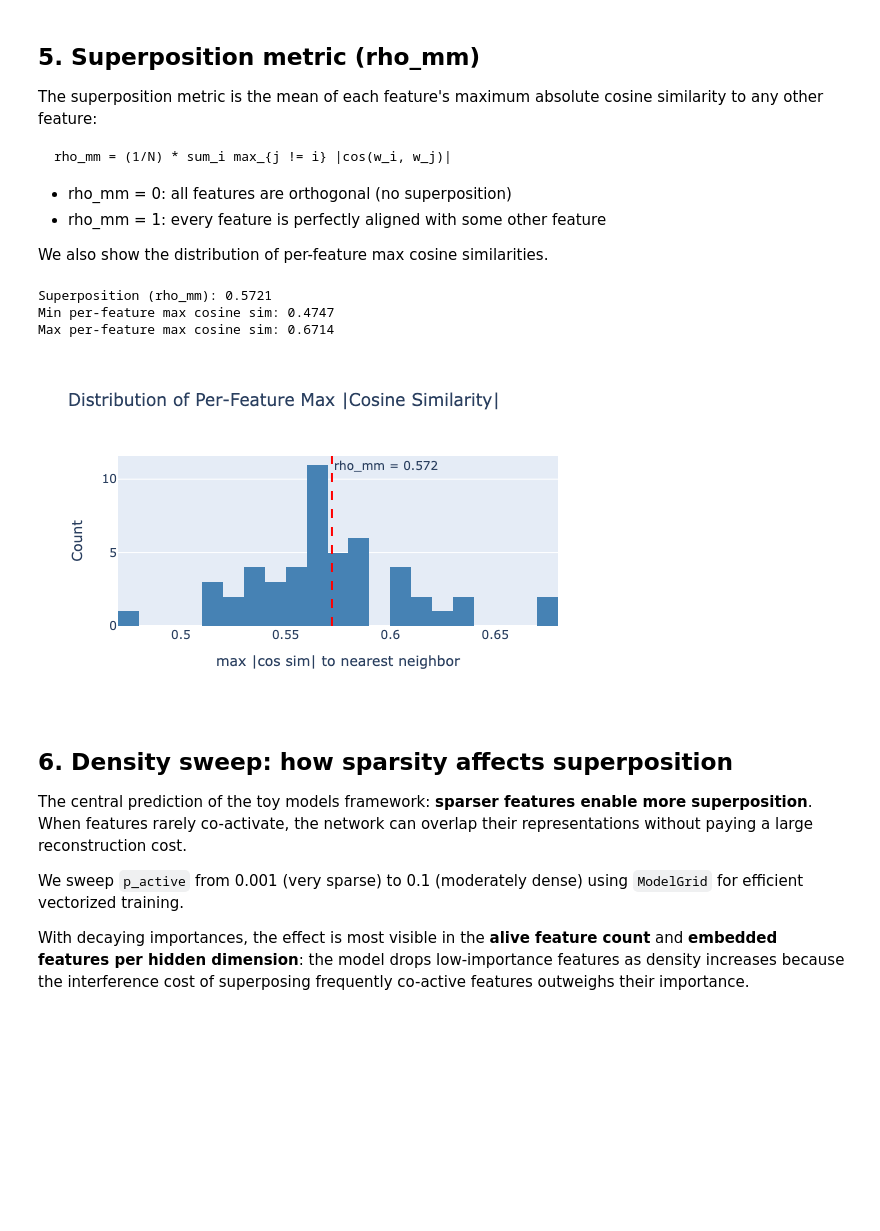
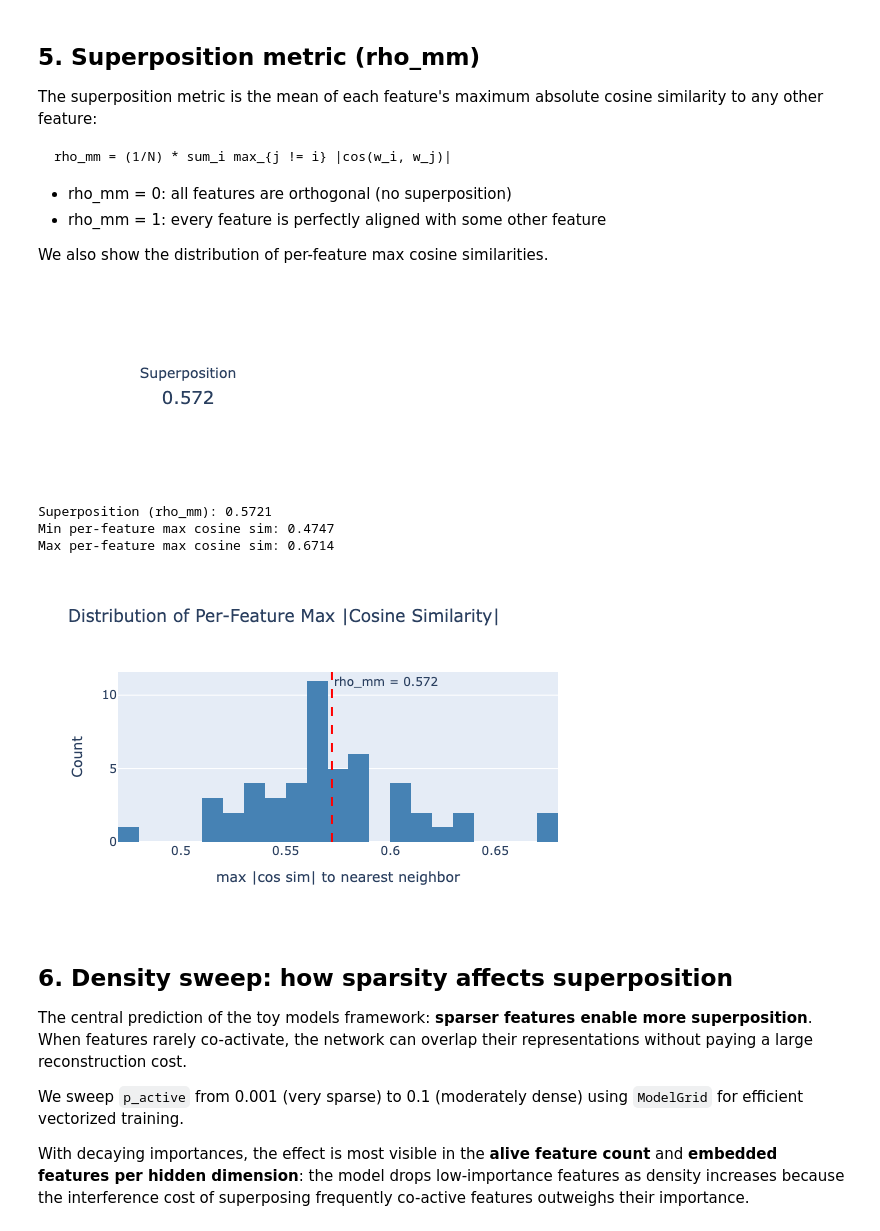
Before and after one commit to OliverSieweke/occhio, a Jupyter notebook: examples/superposition_geometry.ipynb, the cells around one changed output. Saved outputs shown, nothing was run; the diff lists cells and outputs as text; code cells hidden in the pictures; blank space fills up the shorter version.

```diff
--- a/examples/superposition_geometry.ipynb
+++ b/examples/superposition_geometry.ipynb
@@ -207,44 +200,50 @@ absolute cosine similarity to any other feature:
 
 We also show the distribution of per-feature max cosine similarities.
 # %%
-# Per-feature max cosine similarity
+# Native gauge for the superposition metric
+fig = SuperpositionIndicatorPlot()(model, height=200, width=300)
+fig.show()
+
+# Per-feature max cosine similarity (no native equivalent)
+cos_sim = model.cosine_similarity_matrix.cpu().numpy()
 cos_abs = np.abs(cos_sim)
 np.fill_diagonal(cos_abs, 0.0)
 max_cos_per_feature = cos_abs.max(axis=1)
 
 rho_mm = model.superposition.item()
 print(f"Superposition (rho_mm): {rho_mm:.4f}")
 print(f"Min per-feature max cosine sim: {max_cos_per_feature.min():.4f}")
 print(f"Max per-feature max cosine sim: {max_cos_per_feature.max():.4f}")
 
 fig = go.Figure()
 fig.add_trace(
     go.Histogram(
         x=max_cos_per_feature,
         nbinsx=20,
         marker_color="steelblue",
     )
 )
 fig.add_vline(
     x=rho_mm,
     line_dash="dash",
     line_color="red",
     annotation_text=f"rho_mm = {rho_mm:.3f}",
     annotation_position="top right",
 )
 fig.update_layout(
     title="Distribution of Per-Feature Max |Cosine Similarity|",
     xaxis_title="max |cos sim| to nearest neighbor",
     yaxis_title="Count",
     height=350,
     width=600,
 )
 fig.show()
 # %% [output]
+[figure, new version]
 Superposition (rho_mm): 0.5721
 Min per-feature max cosine sim: 0.4747
 Max per-feature max cosine sim: 0.6714
-[figure, old version]
+[figure, added]
 # %% [markdown]
 ## 6. Density sweep: how sparsity affects superposition
 
```
Also changed, not shown: parts of 2 cells of this notebook.
